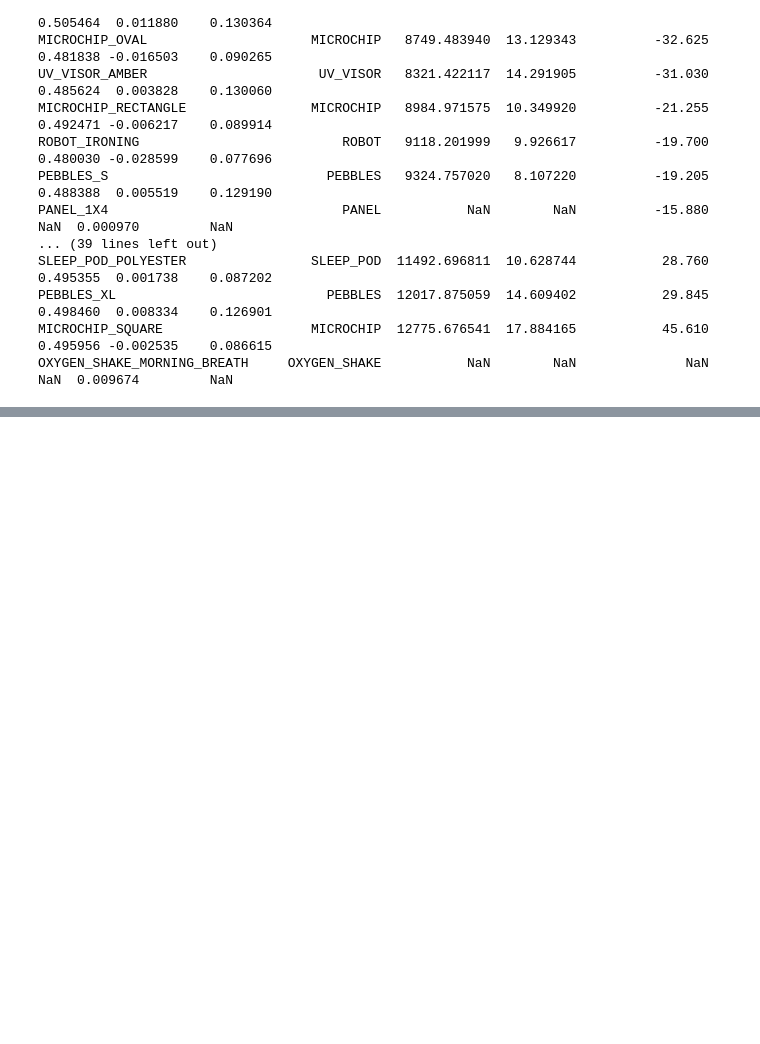
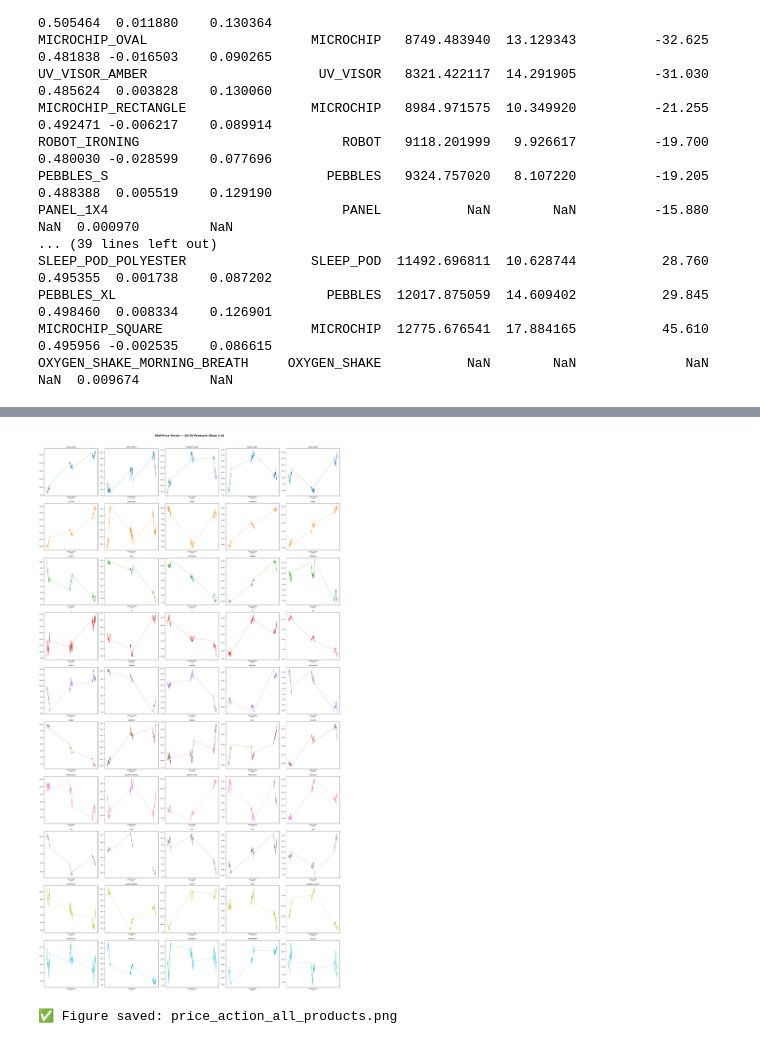
Before and after one commit to Prathama-1/Prosperity-4---Solo42, a Jupyter notebook: Round5_dataset_analysis.ipynb, the cells around one changed output, grey strips where cells are left out. Drawn from its saved outputs; the diff is of its cells as text; code cells hidden in the pictures; blank space fills up the shorter version.

```diff
--- a/Round5_dataset_analysis.ipynb
+++ b/Round5_dataset_analysis.ipynb
@@ -143,0 +190,32 @@ OXYGEN_SHAKE_MORNING_BREATH     OXYGEN_SHAKE           NaN        NaN
+# %%
+# ─── CELL 5: Price Action Visualization ──────────────────────
+fig, axes = plt.subplots(10, 5, figsize=(22, 40))
+fig.suptitle("Mid-Price Series — All 50 Products (Days 2-4)", fontsize=14, fontweight='bold', y=1.01)
+
+group_colors = {
+    'GALAXY_SOUNDS': '#1f77b4', 'SLEEP_POD': '#ff7f0e', 'MICROCHIP': '#2ca02c',
+    'PEBBLES': '#d62728',       'ROBOT': '#9467bd',     'UV_VISOR': '#8c564b',
+    'TRANSLATOR': '#e377c2',    'PANEL': '#7f7f7f',     'OXYGEN_SHAKE': '#bcbd22',
+    'SNACKPACK': '#17becf',
+}
+
+for i, (group, prods) in enumerate(GROUPS.items()):
+    for j, prod in enumerate(sorted(prods)):
+        ax = axes[i][j]
+        sub = prices[prices['product']==prod].sort_values('global_ts')
+        ax.plot(sub['global_ts'].values, sub['mid_price'].values,
+                lw=0.5, color=group_colors[group])
+        ax.set_title(prod.replace(group+'_',''), fontsize=7)
+        ax.set_xticks([])
+        regime = stats_df.loc[prod, 'regime']
+        trend  = stats_df.loc[prod, 'total_trend_pct']
+        ax.set_xlabel(f"{regime}\n{trend:+.1f}%", fontsize=6)
+        ax.tick_params(labelsize=6)
+
+plt.tight_layout()
+plt.savefig("price_action_all_products.png", bbox_inches='tight', dpi=100)
+plt.show()
+print("✅ Figure saved: price_action_all_products.png")
+# %% [output]
+[figure, added]
+✅ Figure saved: price_action_all_products.png
```
Also changed, not shown: parts of 2 cells of this notebook.
